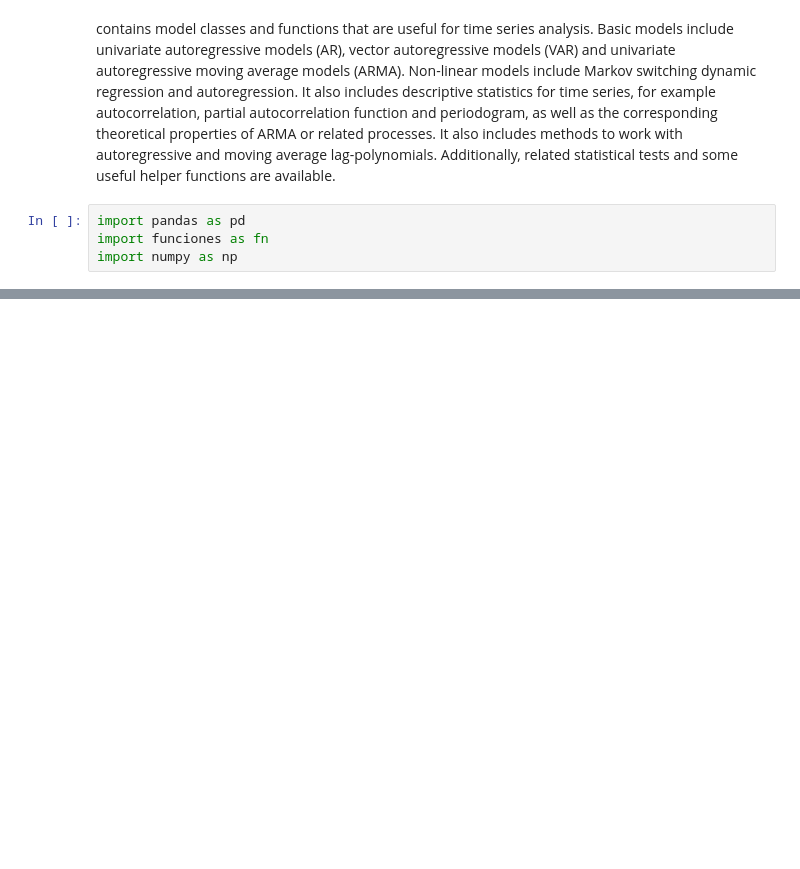
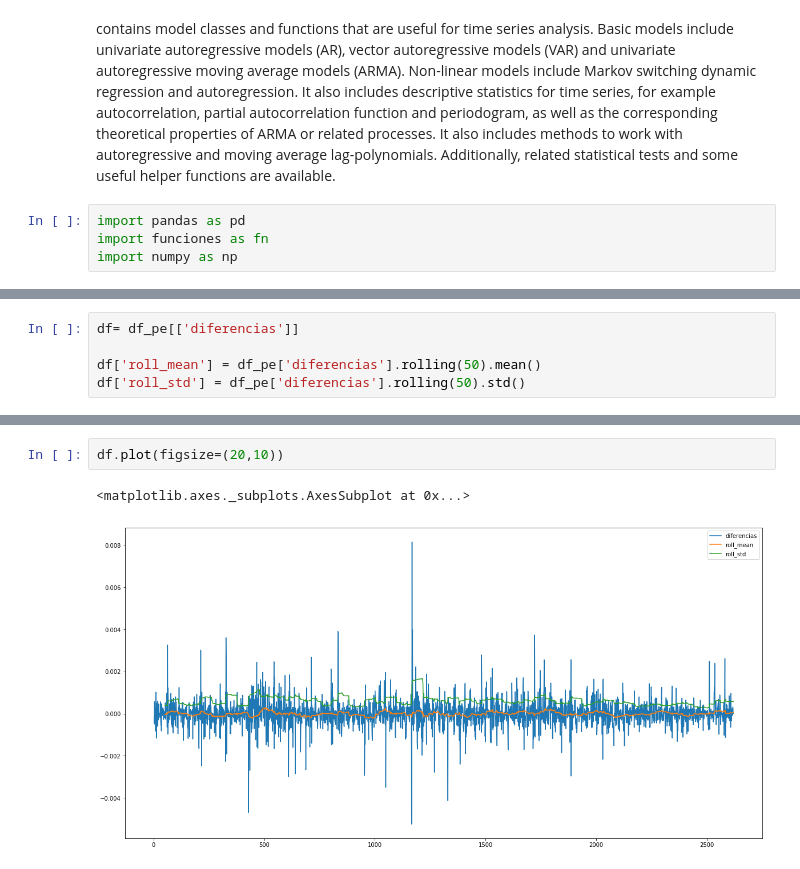
Before and after one commit to violetarcia/PAP_Features, a Jupyter notebook: PAP_mariana.ipynb, the cells around one changed output, grey strips where cells are left out. Drawn from its saved outputs; the diff is of its cells as text; blank space fills up the shorter version.

```diff
--- a/PAP_mariana.ipynb
+++ b/PAP_mariana.ipynb
@@ -87,0 +218,5 @@ Name: diferencias, dtype: float64
+# %%
+df= df_pe[['diferencias']]
+
+df['roll_mean'] = df_pe['diferencias'].rolling(50).mean()
+df['roll_std'] = df_pe['diferencias'].rolling(50).std()
@@ -87,0 +250,5 @@ Name: diferencias, dtype: float64
+# %%
+df.plot(figsize=(20,10))
+# %% [output]
+<matplotlib.axes._subplots.AxesSubplot at 0x...>
+[figure, added]
```
Also changed, not shown: parts of 29 cells of this notebook.
